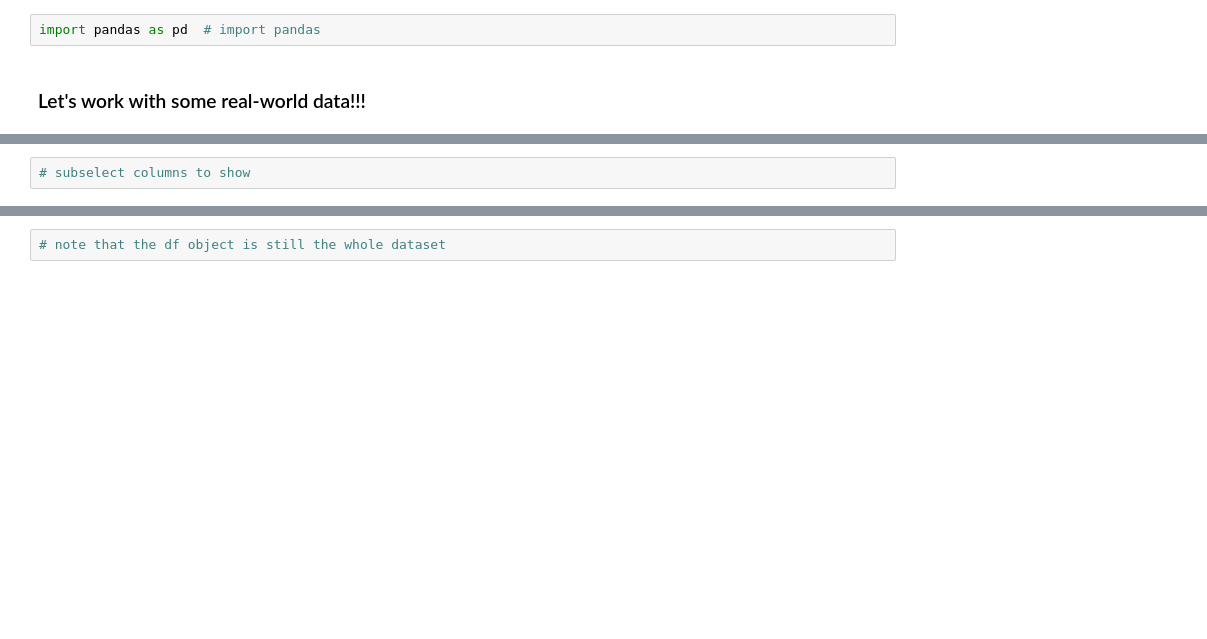
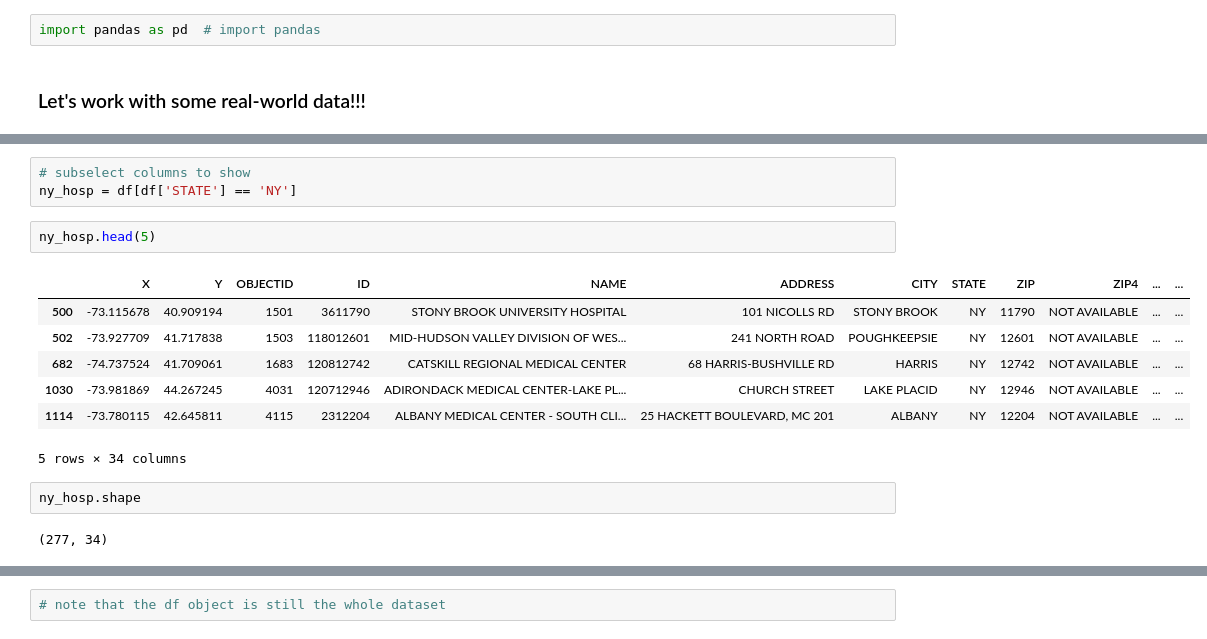
Before and after one commit to katkim0307/pratt-savi-810-2020-03-lesson_03, a Jupyter notebook: lesson_03.ipynb, the cells around one changed output, grey strips where cells are left out. Cells and saved outputs as stored; diff of their text form; blank space fills up the shorter version.

```diff
--- a/lesson_03.ipynb
+++ b/lesson_03.ipynb
@@ -271,2 +622,17 @@ csv_url = 'https://opendata.arcgis.com/datasets/6ac5e325468c4cb9b905f1728d6fbf0f
 # %%
 # subselect columns to show
+ny_hosp = df[df['STATE'] == 'NY']
+# %%
+ny_hosp.head(5)
+# %% [output]
+|  | X | Y | OBJECTID | ID | NAME | ADDRESS | CITY | STATE | ZIP | ZIP4 | ... | ... |
+| 500 | -73.115678 | 40.909194 | 1501 | 3611790 | STONY BROOK UNIVERSITY HOSPITAL | 101 NICOLLS RD | STONY BROOK | NY | 11790 | NOT AVAILABLE | ... | ... |
+| 502 | -73.927709 | 41.717838 | 1503 | 118012601 | MID-HUDSON VALLEY DIVISION OF WES... | 241 NORTH ROAD | POUGHKEEPSIE | NY | 12601 | NOT AVAILABLE | ... | ... |
+| 682 | -74.737524 | 41.709061 | 1683 | 120812742 | CATSKILL REGIONAL MEDICAL CENTER | 68 HARRIS-BUSHVILLE RD | HARRIS | NY | 12742 | NOT AVAILABLE | ... | ... |
+| 1030 | -73.981869 | 44.267245 | 4031 | 120712946 | ADIRONDACK MEDICAL CENTER-LAKE PL... | CHURCH STREET | LAKE PLACID | NY | 12946 | NOT AVAILABLE | ... | ... |
+| 1114 | -73.780115 | 42.645811 | 4115 | 2312204 | ALBANY MEDICAL CENTER - SOUTH CLI... | 25 HACKETT BOULEVARD, MC 201 | ALBANY | NY | 12204 | NOT AVAILABLE | ... | ... |
+5 rows × 34 columns
+# %%
+ny_hosp.shape
+# %% [output]
+(277, 34)
```
Also changed, not shown: parts of 63 cells of this notebook, 6 other files.
